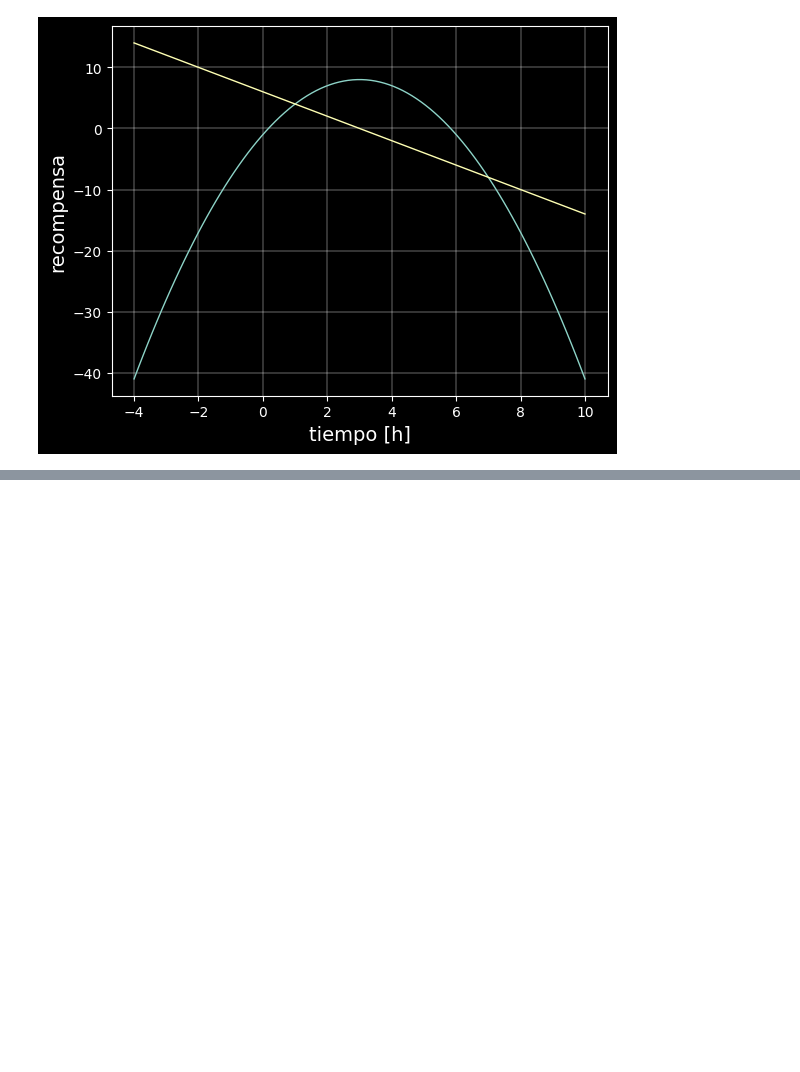
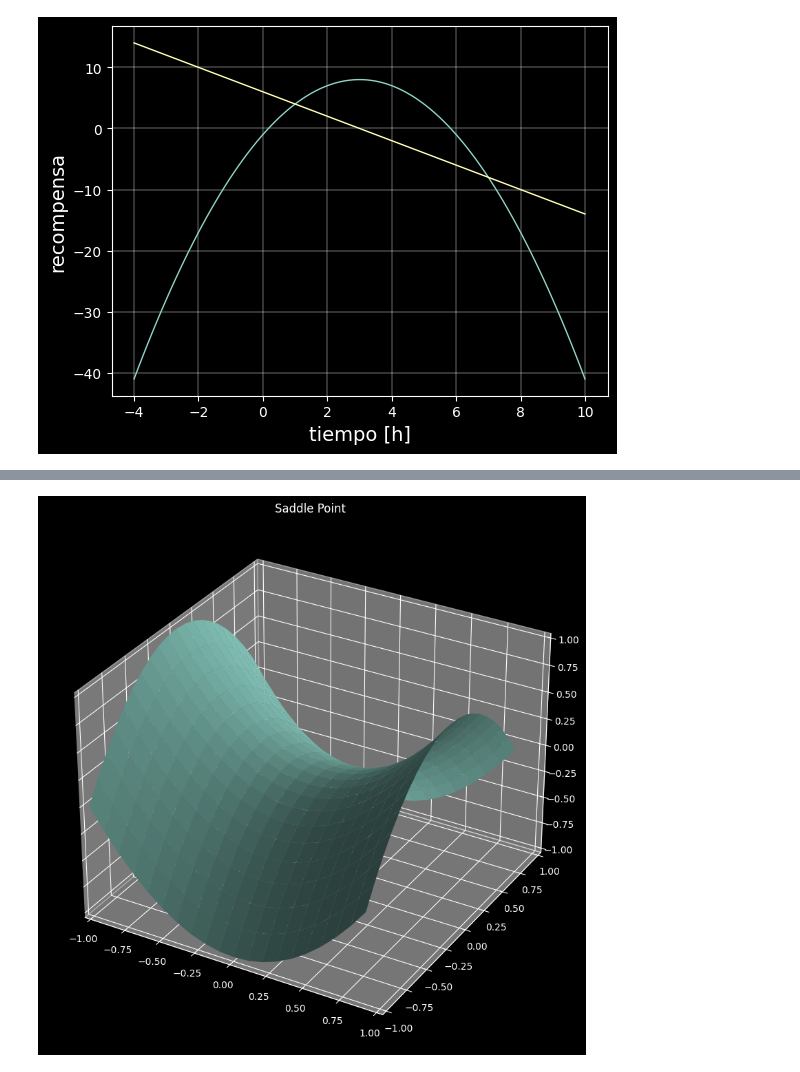
Before and after one commit to SunFanton/python-courses, a Jupyter notebook: maths-for-ai/5_Optimizacion/Optimizacion.ipynb, the cells around one changed output, grey strips where cells are left out. Drawn from its saved outputs; the diff is of its cells as text; code cells hidden in the pictures; blank space fills up the shorter version.

```diff
--- a/maths-for-ai/5_Optimizacion/Optimizacion.ipynb
+++ b/maths-for-ai/5_Optimizacion/Optimizacion.ipynb
@@ -171,0 +337,17 @@ plt.show()
+# %%
+fig = plt.figure(figsize=(10,10))
+ax = fig.add_subplot(111, projection='3d')
+
+x_inf2, y_inf2 = np.mgrid[-1:1:0.1, -1:1:0.1]
+z = x_inf2**2 - y_inf2**2
+
+ax.view_init(azim=-60, elev=30)
+ax.set_xlim(-1, 1)
+ax.set_ylim(-1, 1)
+ax.set_zlim(-1, 1)
+ax.plot_surface(x_inf2, y_inf2, z)
+
+plt.title("Saddle Point")
+plt.show()
+# %% [output]
+[figure, added]
```
Also changed, not shown: parts of 26 cells of this notebook.
